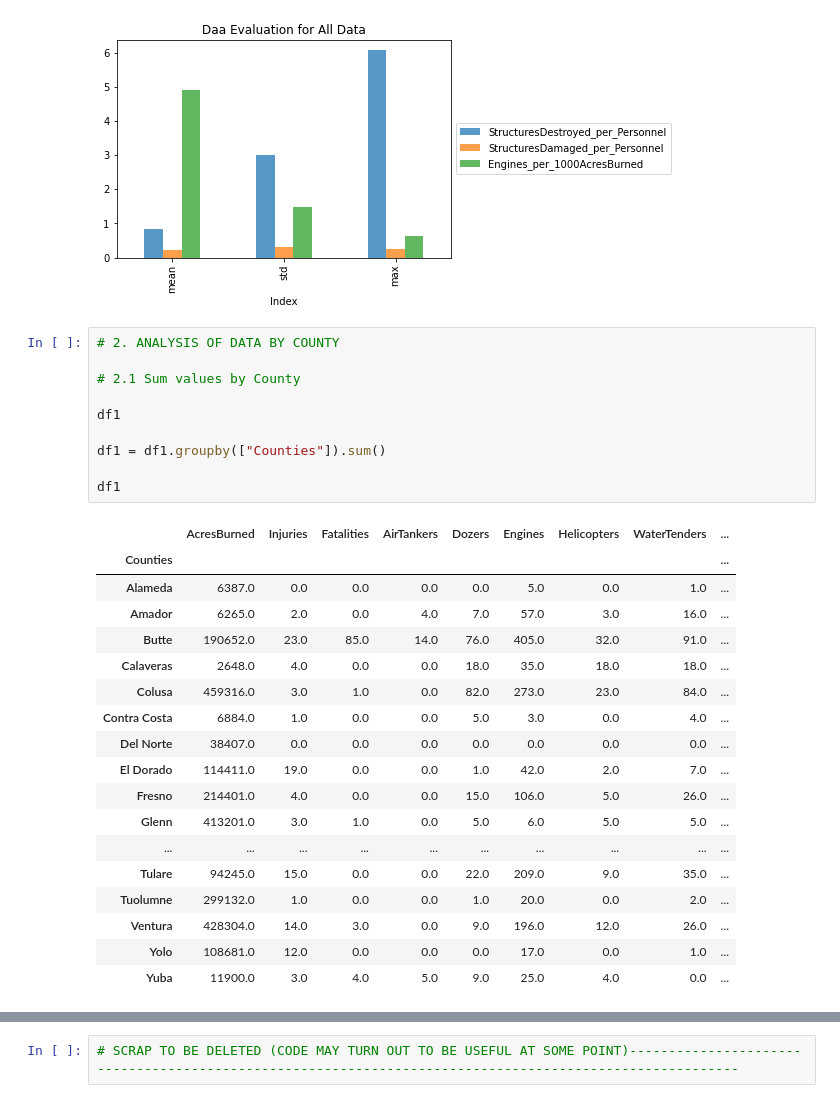
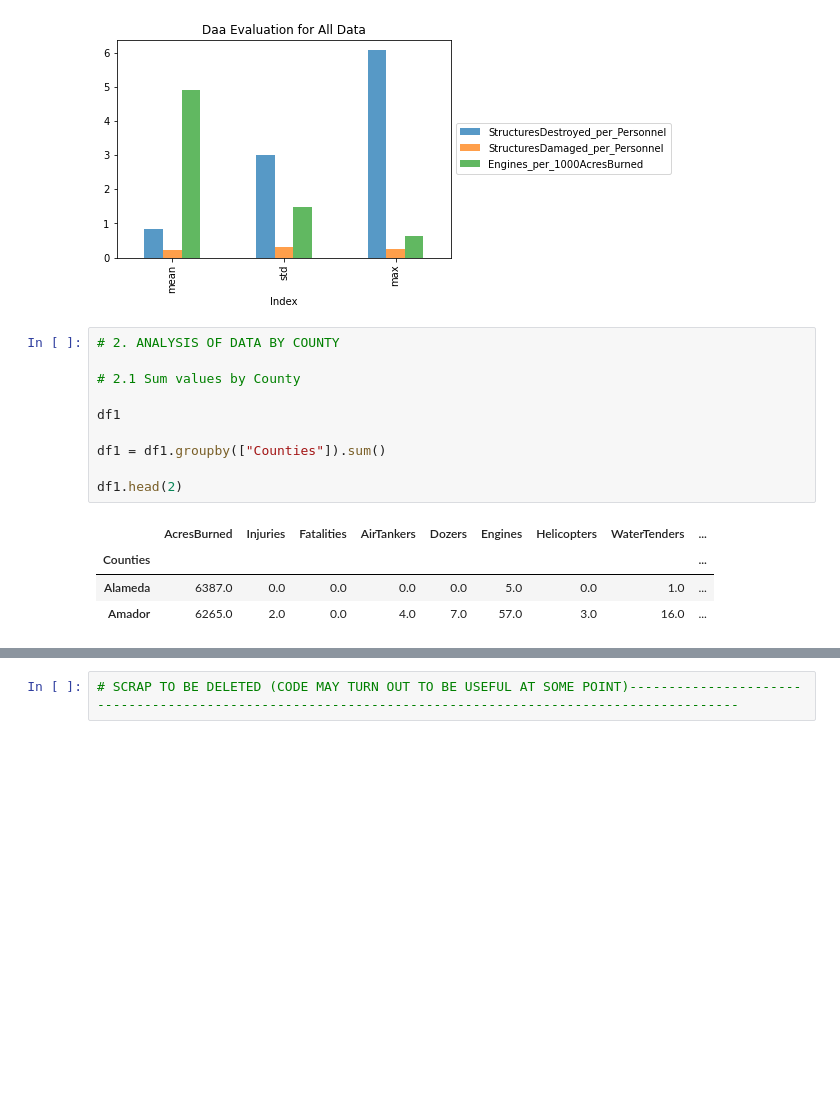
Before and after one commit to jump8621/data-project-I, a Jupyter notebook: alessandro_pyre.ipynb, the cells around one changed output, grey strips where cells are left out. Saved outputs shown, nothing was run; the diff lists cells and outputs as text; blank space fills up the shorter version.

```diff
--- a/alessandro_pyre.ipynb
+++ b/alessandro_pyre.ipynb
@@ -189,32 +190,18 @@ plt.show()
 # %%
 # 2. ANALYSIS OF DATA BY COUNTY
 
 # 2.1 Sum values by County
 
 df1
 
 df1 = df1.groupby(["Counties"]).sum()
 
-df1
+df1.head(2)
 # %% [output]
 |  | AcresBurned | Injuries | Fatalities | AirTankers | Dozers | Engines | Helicopters | WaterTenders | ... |
 | Counties |  |  |  |  |  |  |  |  | ... |
 | Alameda | 6387.0 | 0.0 | 0.0 | 0.0 | 0.0 | 5.0 | 0.0 | 1.0 | ... |
 | Amador | 6265.0 | 2.0 | 0.0 | 4.0 | 7.0 | 57.0 | 3.0 | 16.0 | ... |
-| Butte | 190652.0 | 23.0 | 85.0 | 14.0 | 76.0 | 405.0 | 32.0 | 91.0 | ... |
-| Calaveras | 2648.0 | 4.0 | 0.0 | 0.0 | 18.0 | 35.0 | 18.0 | 18.0 | ... |
-| Colusa | 459316.0 | 3.0 | 1.0 | 0.0 | 82.0 | 273.0 | 23.0 | 84.0 | ... |
-| Contra Costa | 6884.0 | 1.0 | 0.0 | 0.0 | 5.0 | 3.0 | 0.0 | 4.0 | ... |
-| Del Norte | 38407.0 | 0.0 | 0.0 | 0.0 | 0.0 | 0.0 | 0.0 | 0.0 | ... |
-| El Dorado | 114411.0 | 19.0 | 0.0 | 0.0 | 1.0 | 42.0 | 2.0 | 7.0 | ... |
-| Fresno | 214401.0 | 4.0 | 0.0 | 0.0 | 15.0 | 106.0 | 5.0 | 26.0 | ... |
-| Glenn | 413201.0 | 3.0 | 1.0 | 0.0 | 5.0 | 6.0 | 5.0 | 5.0 | ... |
-| ... | ... | ... | ... | ... | ... | ... | ... | ... | ... |
-| Tulare | 94245.0 | 15.0 | 0.0 | 0.0 | 22.0 | 209.0 | 9.0 | 35.0 | ... |
-| Tuolumne | 299132.0 | 1.0 | 0.0 | 0.0 | 1.0 | 20.0 | 0.0 | 2.0 | ... |
-| Ventura | 428304.0 | 14.0 | 3.0 | 0.0 | 9.0 | 196.0 | 12.0 | 26.0 | ... |
-| Yolo | 108681.0 | 12.0 | 0.0 | 0.0 | 0.0 | 17.0 | 0.0 | 1.0 | ... |
-| Yuba | 11900.0 | 3.0 | 4.0 | 5.0 | 9.0 | 25.0 | 4.0 | 0.0 | ... |
 # %%
 # 2.2 For analysis by County: add columns showing parameters normalized by acres burned, personnel involved and crews involved.
 #Remove columns not required
```
Also changed, not shown: parts of 6 cells of this notebook.
